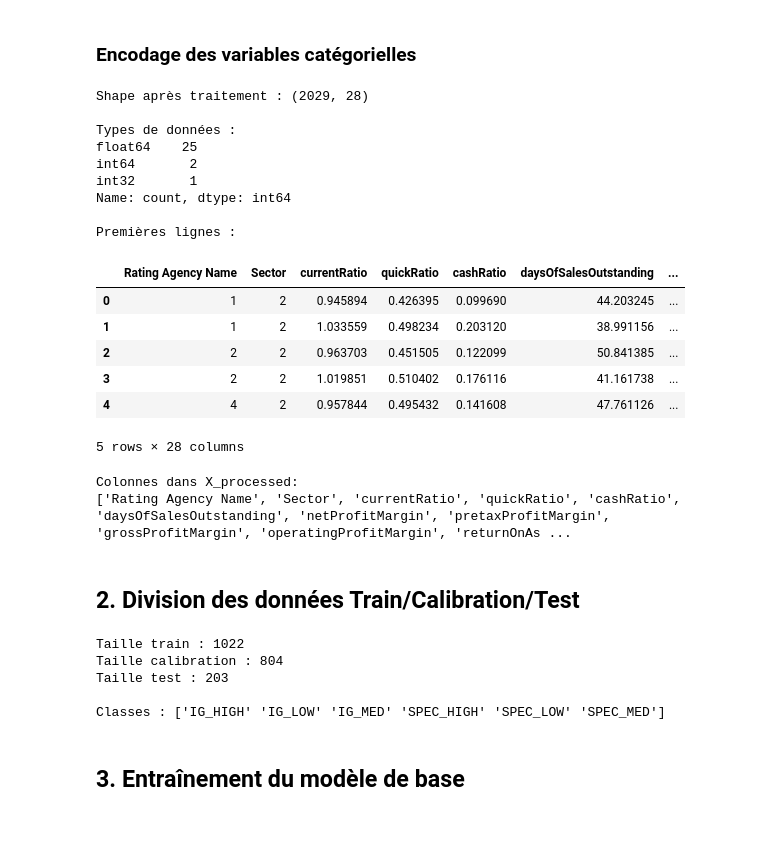
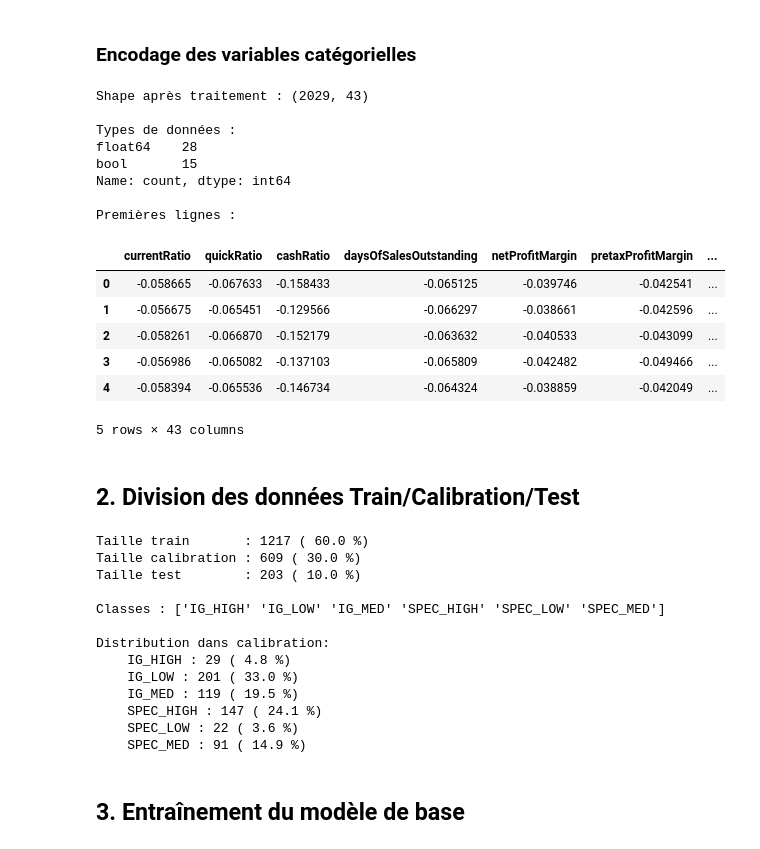
Before and after one commit to ErwannLesech/Prediction-Conforme-et-Regression-Quantile-en-finance, a Jupyter notebook: notebooks/Prediction_Conforme_Classification.ipynb, the cells around one changed output. Drawn from its saved outputs; the diff is of its cells as text; code cells hidden in the pictures.

```diff
--- a/notebooks/Prediction_Conforme_Classification.ipynb
+++ b/notebooks/Prediction_Conforme_Classification.ipynb
@@ -96,73 +85,77 @@ y_encoded = le.fit_transform(y)
 # %% [markdown]
 ### Encodage des variables catégorielles
 # %%
-from sklearn.preprocessing import LabelEncoder
+from sklearn.preprocessing import LabelEncoder, StandardScaler
 
 X_processed = X.copy()
 
-# Suppression des colonnes Name, Symbol
 X_processed = X_processed.drop(['Name', 'Symbol'], axis=1)
 
-# Extraction de l'année
 X_processed['Year'] = pd.to_datetime(X_processed['Date']).dt.year
+X_processed['Month'] = pd.to_datetime(X_processed['Date']).dt.month
+X_processed['Quarter'] = pd.to_datetime(X_processed['Date']).dt.quarter
 X_processed = X_processed.drop('Date', axis=1)
 
-# Encodage des variables catégorielles
 categorical_cols = ['Rating Agency Name', 'Sector']
+X_processed = pd.get_dummies(X_processed, columns=categorical_cols, drop_first=True)
 
-for col in categorical_cols:
-    le_temp = LabelEncoder()
-    X_processed[col] = le_temp.fit_transform(X_processed[col].astype(str))
+numeric_cols = X_processed.select_dtypes(include=[np.number]).columns.tolist()
+scaler = StandardScaler()
+X_processed[numeric_cols] = scaler.fit_transform(X_processed[numeric_cols])
 
-print(f"Shape après traitement : {X_processed.shape}")
-print(f"\nTypes de données :")
+print("Shape après traitement :", X_processed.shape)
+print("\nTypes de données :")
 print(X_processed.dtypes.value_counts())
-print(f"\nPremières lignes :")
+print("\nPremières lignes :")
 X_processed.head()
 # %% [output]
-Shape après traitement : (2029, 28)
+Shape après traitement : (2029, 43)
 
 Types de données :
-float64    25
-int64       2
-int32       1
+float64    28
+bool       15
 Name: count, dtype: int64
 
 Premières lignes :
-|  | Rating Agency Name | Sector | currentRatio | quickRatio | cashRatio | daysOfSalesOutstanding | ... |
-| 0 | 1 | 2 | 0.945894 | 0.426395 | 0.099690 | 44.203245 | ... |
-| 1 | 1 | 2 | 1.033559 | 0.498234 | 0.203120 | 38.991156 | ... |
-| 2 | 2 | 2 | 0.963703 | 0.451505 | 0.122099 | 50.841385 | ... |
-| 3 | 2 | 2 | 1.019851 | 0.510402 | 0.176116 | 41.161738 | ... |
-| 4 | 4 | 2 | 0.957844 | 0.495432 | 0.141608 | 47.761126 | ... |
+|  | currentRatio | quickRatio | cashRatio | daysOfSalesOutstanding | netProfitMargin | pretaxProfitMargin | ... |
+| 0 | -0.058665 | -0.067633 | -0.158433 | -0.065125 | -0.039746 | -0.042541 | ... |
+| 1 | -0.056675 | -0.065451 | -0.129566 | -0.066297 | -0.038661 | -0.042596 | ... |
+| 2 | -0.058261 | -0.066870 | -0.152179 | -0.063632 | -0.040533 | -0.043099 | ... |
+| 3 | -0.056986 | -0.065082 | -0.137103 | -0.065809 | -0.042482 | -0.049466 | ... |
+| 4 | -0.058394 | -0.065536 | -0.146734 | -0.064324 | -0.038859 | -0.042049 | ... |
-5 rows × 28 columns
+5 rows × 43 columns
-# %%
-print("Colonnes dans X_processed:")
-print(X_processed.columns.tolist())
-# %% [output]
-Colonnes dans X_processed:
-['Rating Agency Name', 'Sector', 'currentRatio', 'quickRatio', 'cashRatio', 'daysOfSalesOutstanding', 'netProfitMargin', 'pretaxProfitMargin', 'grossProfitMargin', 'operatingProfitMargin', 'returnOnAs ...
 # %% [markdown]
 ## 2. Division des données Train/Calibration/Test
 # %%
-# Division en train (50%), calibration (40%), test (10%)
 X_temp, X_test, y_temp, y_test = train_test_split(
     X_processed, y_encoded, test_size=0.1, random_state=42, stratify=y_encoded
 )
 
 X_train, X_calib, y_train, y_calib = train_test_split(
-    X_temp, y_temp, test_size=0.44, random_state=42, stratify=y_temp
+    X_temp, y_temp, test_size=0.333, random_state=42, stratify=y_temp
 )
 
-print(f"Taille train : {X_train.shape[0]}")
-print(f"Taille calibration : {X_calib.shape[0]}")
-print(f"Taille test : {X_test.shape[0]}")
-print(f"\nClasses : {le.classes_}")
+print("Taille train       :", X_train.shape[0], "(", round(X_train.shape[0]/len(X_processed)*100, 1), "%)")
+print("Taille calibration :", X_calib.shape[0], "(", round(X_calib.shape[0]/len(X_processed)*100, 1), "%)")
+print("Taille test        :", X_test.shape[0], "(", round(X_test.shape[0]/len(X_processed)*100, 1), "%)")
+print("\nClasses :", le.classes_)
+print("\nDistribution dans calibration:")
+unique, counts = np.unique(y_calib, return_counts=True)
+for u, c in zip(unique, counts):
+    print("   ", le.classes_[u], ":", c, "(", round(c/len(y_calib)*100, 1), "%)")
 # %% [output]
-Taille train : 1022
-Taille calibration : 804
-Taille test : 203
+Taille train       : 1217 ( 60.0 %)
+Taille calibration : 609 ( 30.0 %)
+Taille test        : 203 ( 10.0 %)
 
 Classes : ['IG_HIGH' 'IG_LOW' 'IG_MED' 'SPEC_HIGH' 'SPEC_LOW' 'SPEC_MED']
+
+Distribution dans calibration:
+    IG_HIGH : 29 ( 4.8 %)
+    IG_LOW : 201 ( 33.0 %)
+    IG_MED : 119 ( 19.5 %)
+    SPEC_HIGH : 147 ( 24.1 %)
+    SPEC_LOW : 22 ( 3.6 %)
+    SPEC_MED : 91 ( 14.9 %)
 # %% [markdown]
 ## 3. Entraînement du modèle de base
```
Also changed, not shown: parts of 49 cells of this notebook, 1 other file.
